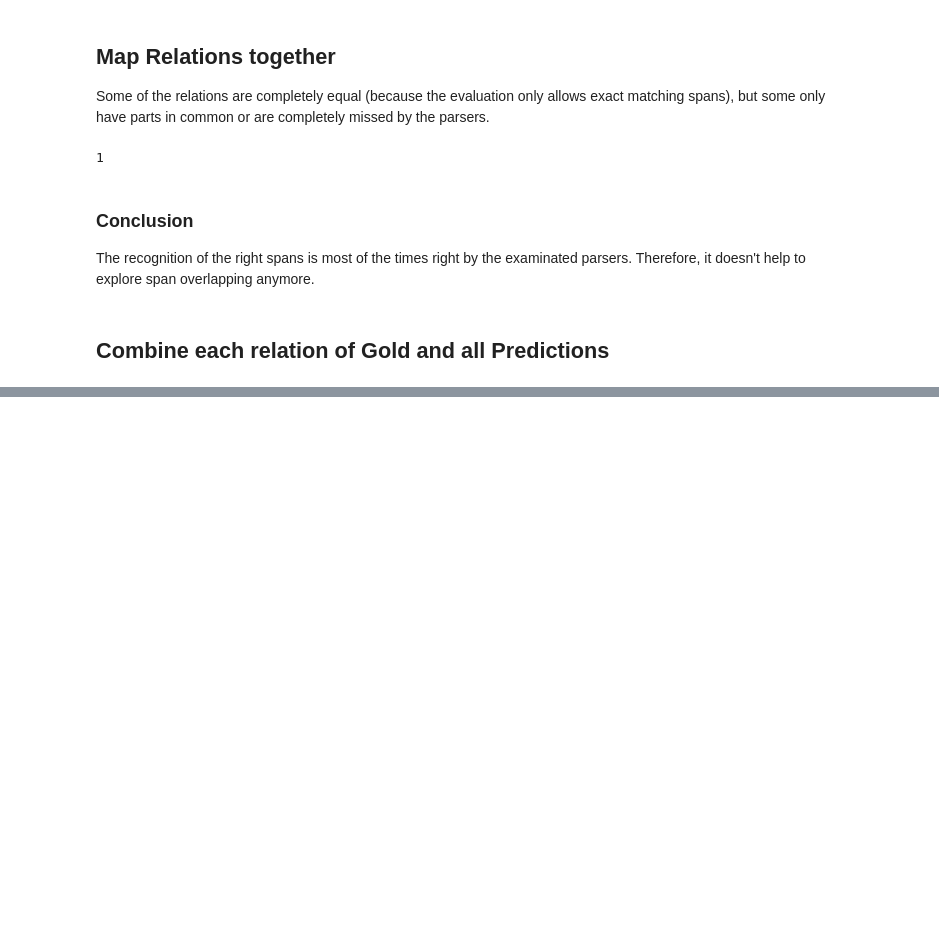
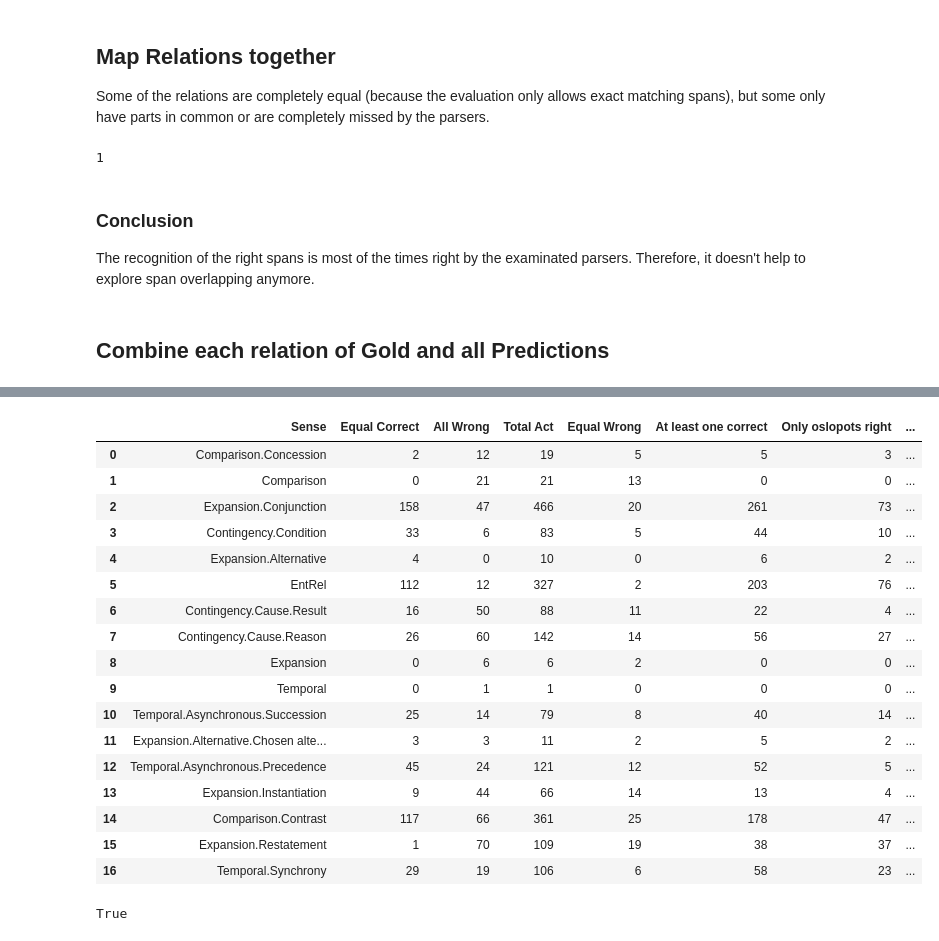
Before and after one commit to PaulOpu/PM_ShallowDiscourseParsing, a Jupyter notebook: Coding/playground.ipynb, the cells around one changed output, grey strips where cells are left out. Cells and saved outputs as stored; diff of their text form; code cells hidden in the pictures; blank space fills up the shorter version.

```diff
--- a/Coding/playground.ipynb
+++ b/Coding/playground.ipynb
@@ -442,11 +491,8 @@ def compare_senses(parse_pairs):
     pair_values = parse_pairs.values()
     rows = []
     for pair in pair_values:
-        gold_sense = pair[0]["Sense"]
-        correct_pred = []
-        for parse in pair[1:]:
-            correct_pred += [parse in gold_sense]
-
-        rows += [correct_pred]
+        gold_sense = pair[0]["Sense"][0]
+        all_senses = [gold_sense] + [parse["Sense"][0] for parse in pair[1:]]
+        rows += [tuple(all_senses)]
 
     return rows
@@ -459,3 +566,4 @@ parser_pred = [("oslopots",oslopots_relations),("stepanov",stepanov_relations)]
 parser_names = [name for name,pred in parser_pred]
 # %%
 comb = combine_rel(gold_relations,parser_pred)
+sense_comparison = compare_senses(comb)
@@ -467,0 +595,26 @@ KeyError: 'Arg1'
+# %%
+sense_statistics(sense_comparison)
+# %% [output]
+|  | Sense | Equal Correct | All Wrong | Total Act | Equal Wrong | At least one correct | Only oslopots right | ... |
+| 0 | Comparison.Concession | 2 | 12 | 19 | 5 | 5 | 3 | ... |
+| 1 | Comparison | 0 | 21 | 21 | 13 | 0 | 0 | ... |
+| 2 | Expansion.Conjunction | 158 | 47 | 466 | 20 | 261 | 73 | ... |
+| 3 | Contingency.Condition | 33 | 6 | 83 | 5 | 44 | 10 | ... |
+| 4 | Expansion.Alternative | 4 | 0 | 10 | 0 | 6 | 2 | ... |
+| 5 | EntRel | 112 | 12 | 327 | 2 | 203 | 76 | ... |
+| 6 | Contingency.Cause.Result | 16 | 50 | 88 | 11 | 22 | 4 | ... |
+| 7 | Contingency.Cause.Reason | 26 | 60 | 142 | 14 | 56 | 27 | ... |
+| 8 | Expansion | 0 | 6 | 6 | 2 | 0 | 0 | ... |
+| 9 | Temporal | 0 | 1 | 1 | 0 | 0 | 0 | ... |
+| 10 | Temporal.Asynchronous.Succession | 25 | 14 | 79 | 8 | 40 | 14 | ... |
+| 11 | Expansion.Alternative.Chosen alte... | 3 | 3 | 11 | 2 | 5 | 2 | ... |
+| 12 | Temporal.Asynchronous.Precedence | 45 | 24 | 121 | 12 | 52 | 5 | ... |
+| 13 | Expansion.Instantiation | 9 | 44 | 66 | 14 | 13 | 4 | ... |
+| 14 | Comparison.Contrast | 117 | 66 | 361 | 25 | 178 | 47 | ... |
+| 15 | Expansion.Restatement | 1 | 70 | 109 | 19 | 38 | 37 | ... |
+| 16 | Temporal.Synchrony | 29 | 19 | 106 | 6 | 58 | 23 | ... |
+# %%
+if sense in set_senses.difference(set(sense)):
+    print(True)
+# %% [output]
+True
```
Also changed, not shown: parts of 8 cells of this notebook, 2 other files.
